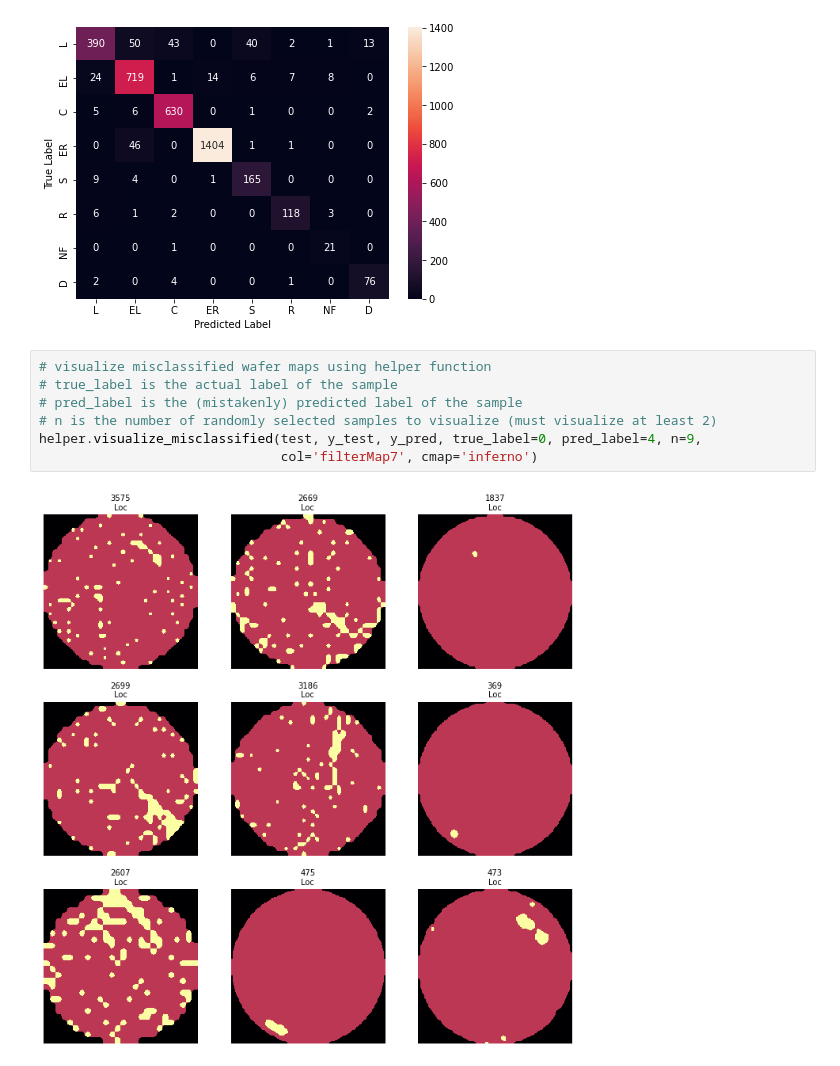
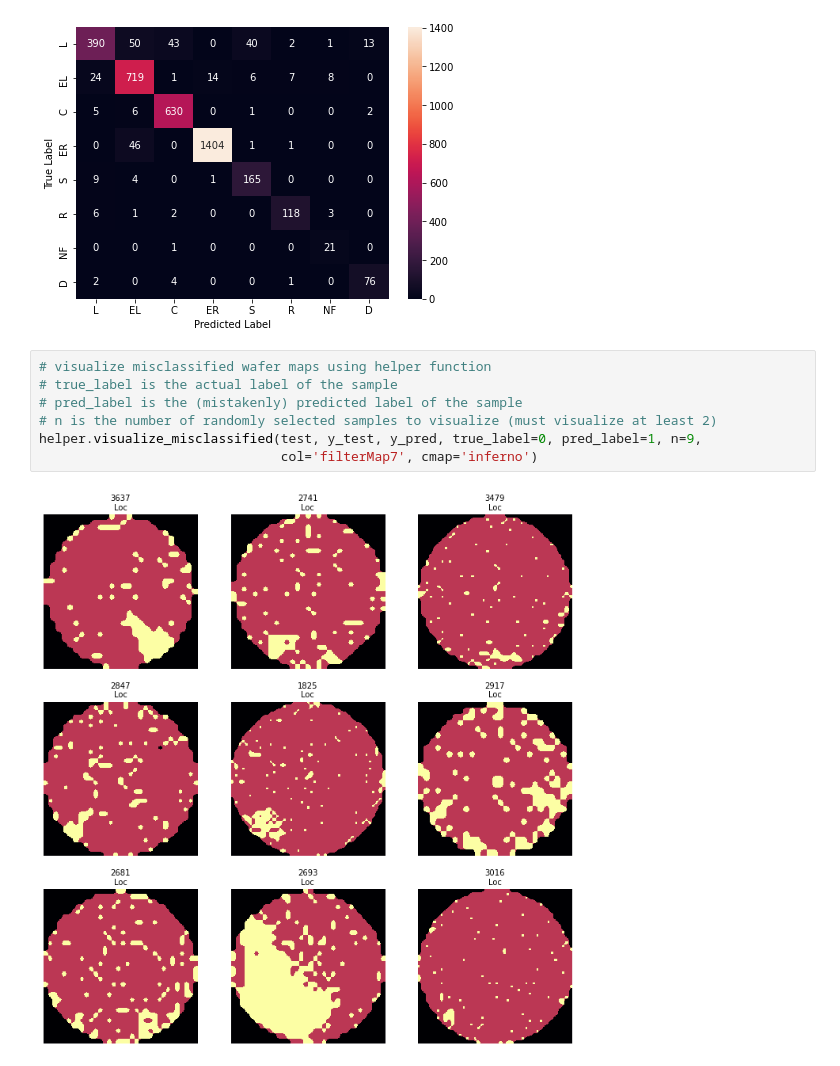
Before and after one commit to sngatzemeier/Wafer-Defect-Classification, a Jupyter notebook: Lea/code/yumodel_analysis_misclassified_vis.ipynb, the cells around one changed output. Drawn from its saved outputs; the diff is of its cells as text.

```diff
--- a/Lea/code/yumodel_analysis_misclassified_vis.ipynb
+++ b/Lea/code/yumodel_analysis_misclassified_vis.ipynb
@@ -68,9 +82,9 @@ helper.plot_confusion_matrix(y_test, y_pred, normalize=False)
 # %%
 # visualize misclassified wafer maps using helper function
 # true_label is the actual label of the sample
 # pred_label is the (mistakenly) predicted label of the sample
 # n is the number of randomly selected samples to visualize (must visualize at least 2)
-helper.visualize_misclassified(test, y_test, y_pred, true_label=0, pred_label=4, n=9,
+helper.visualize_misclassified(test, y_test, y_pred, true_label=0, pred_label=1, n=9,
                                col='filterMap7', cmap='inferno')
 # %% [output]
-[figure, old version]
+[figure, new version]
```
Also changed, not shown: parts of 2 cells of this notebook, 2 other files.
